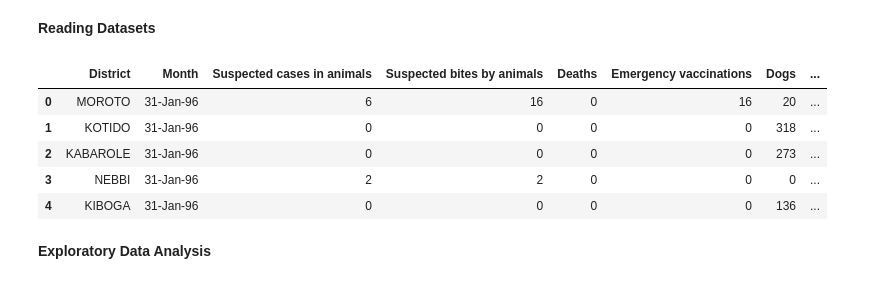
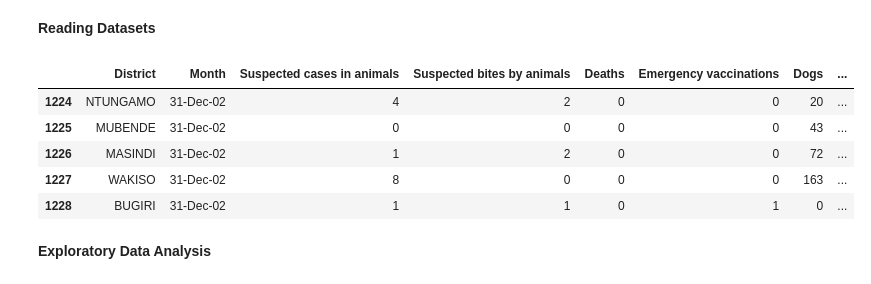
Before and after one commit to arnoldkiirya1/AI_Statistical_modelling, a Jupyter notebook: Machine_Learning_Modelling_Rabies.ipynb, the cells around one changed output. Drawn from its saved outputs; the diff is of its cells as text; code cells hidden in the pictures.

```diff
--- a/Machine_Learning_Modelling_Rabies.ipynb
+++ b/Machine_Learning_Modelling_Rabies.ipynb
@@ -65,17 +65,17 @@ RabiesBites = pd.read_csv('rabies_bite.csv')
 # %%
 # merge the two dataframes on columns 'Month' and 'District'
 Rabies_df = pd.merge(RabiesBites, Generalinfo, on =['Month','District'], how = 'left')
 
 # Printing sample data
 # Start observing the Quantitative/Categorical/Qualitative variables
-Rabies_df.head()
+Rabies_df.tail()
 # %% [output]
 |  | District | Month | Suspected cases in animals | Suspected bites by animals | Deaths | Emergency vaccinations | Dogs | ... |
-| 0 | MOROTO | 31-Jan-96 | 6 | 16 | 0 | 16 | 20 | ... |
-| 1 | KOTIDO | 31-Jan-96 | 0 | 0 | 0 | 0 | 318 | ... |
-| 2 | KABAROLE | 31-Jan-96 | 0 | 0 | 0 | 0 | 273 | ... |
-| 3 | NEBBI | 31-Jan-96 | 2 | 2 | 0 | 0 | 0 | ... |
-| 4 | KIBOGA | 31-Jan-96 | 0 | 0 | 0 | 0 | 136 | ... |
+| 1224 | NTUNGAMO | 31-Dec-02 | 4 | 2 | 0 | 0 | 20 | ... |
+| 1225 | MUBENDE | 31-Dec-02 | 0 | 0 | 0 | 0 | 43 | ... |
+| 1226 | MASINDI | 31-Dec-02 | 1 | 2 | 0 | 0 | 72 | ... |
+| 1227 | WAKISO | 31-Dec-02 | 8 | 0 | 0 | 0 | 163 | ... |
+| 1228 | BUGIRI | 31-Dec-02 | 1 | 1 | 0 | 1 | 0 | ... |
 # %% [markdown]
 **Exploratory Data Analysis**
 # %% [markdown]
```
Also changed, not shown: parts of 20 cells of this notebook.
